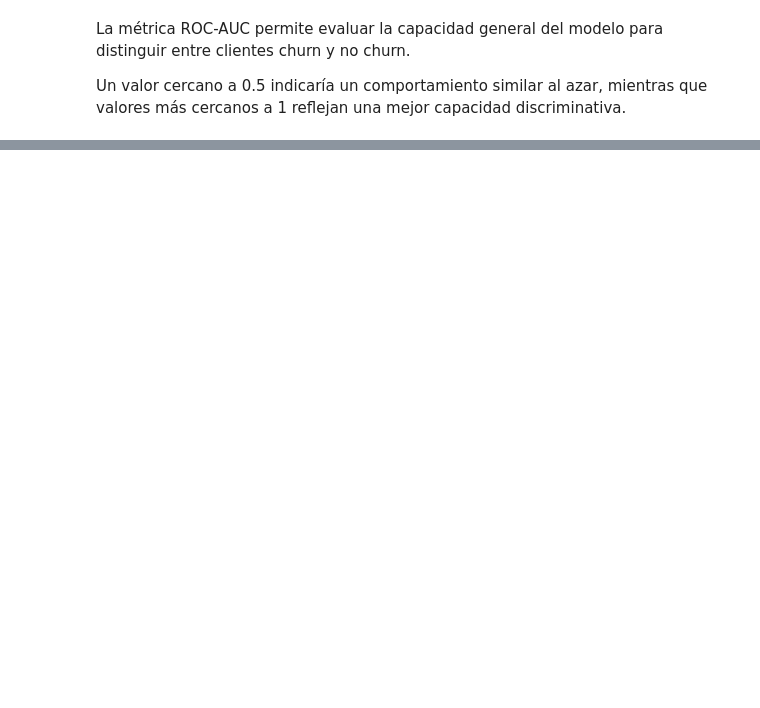
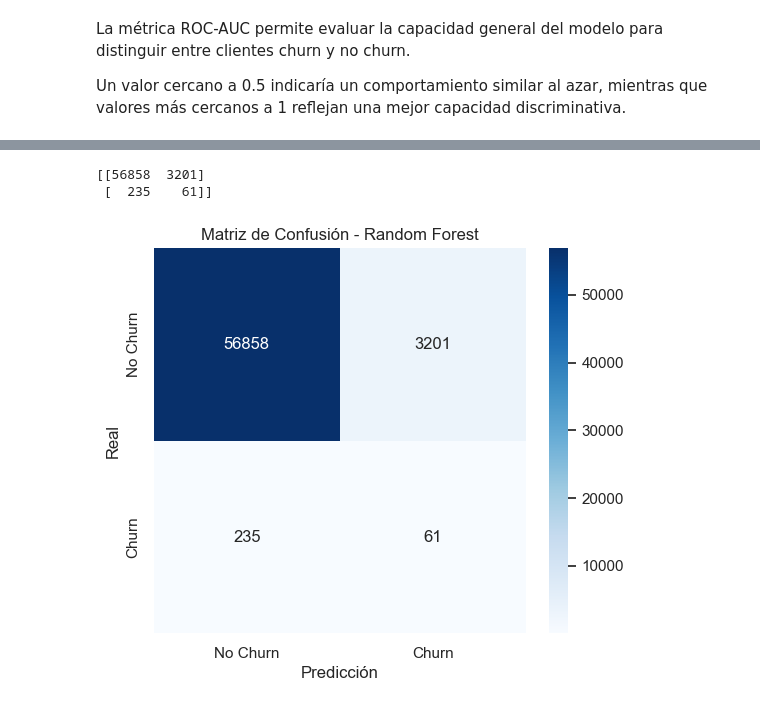
Before and after one commit to franconcha2001-stack/UCV-Churn, a Jupyter notebook: notebooks/ejmeplo_notebook.ipynb, the cells around one changed output, grey strips where cells are left out. Saved outputs shown, nothing was run; the diff lists cells and outputs as text; code cells hidden in the pictures; blank space fills up the shorter version.

```diff
--- a/notebooks/ejmeplo_notebook.ipynb
+++ b/notebooks/ejmeplo_notebook.ipynb
@@ -1542,0 +1918,42 @@ En conjunto, el proyecto permitió aplicar de forma práctica conceptos fundamen
+# %%
+# ====================================
+# MATRIZ DE CONFUSIÓN
+# ====================================
+
+cm_rf = confusion_matrix(
+    y_test,
+    y_pred_rf
+)
+
+print(cm_rf)
+# %% [output]
+[[56858  3201]
+ [  235    61]]
+# %%
+plt.figure(figsize=(6,5))
+
+sns.heatmap(
+    cm_rf,
+    annot=True,
+    fmt='d',
+    cmap='Blues',
+    xticklabels=[
+        'No Churn',
+        'Churn'
+    ],
+    yticklabels=[
+        'No Churn',
+        'Churn'
+    ]
+)
+
+plt.title(
+    "Matriz de Confusión - Random Forest"
+)
+
+plt.xlabel("Predicción")
+plt.ylabel("Real")
+
+plt.show()
+# %% [output]
+[figure, added]
```
Also changed, not shown: parts of 106 cells of this notebook, 1 other file.
